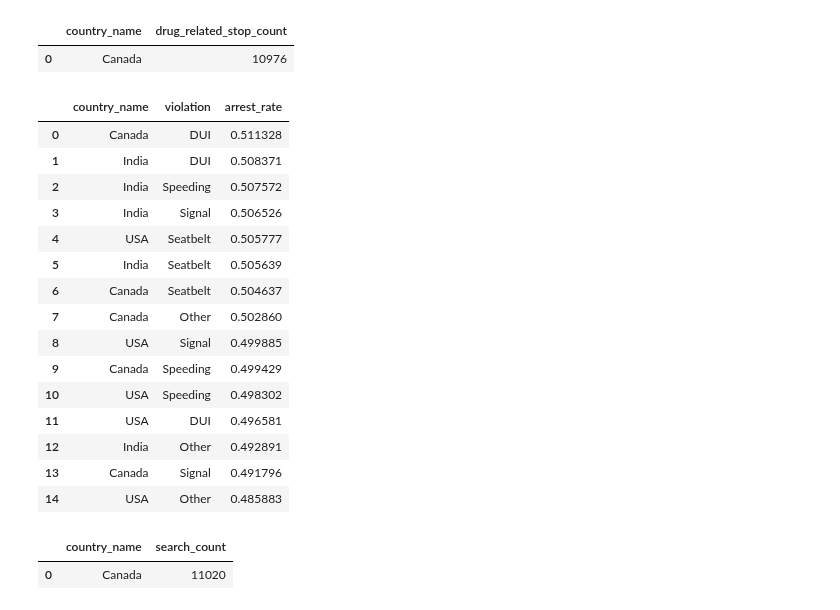
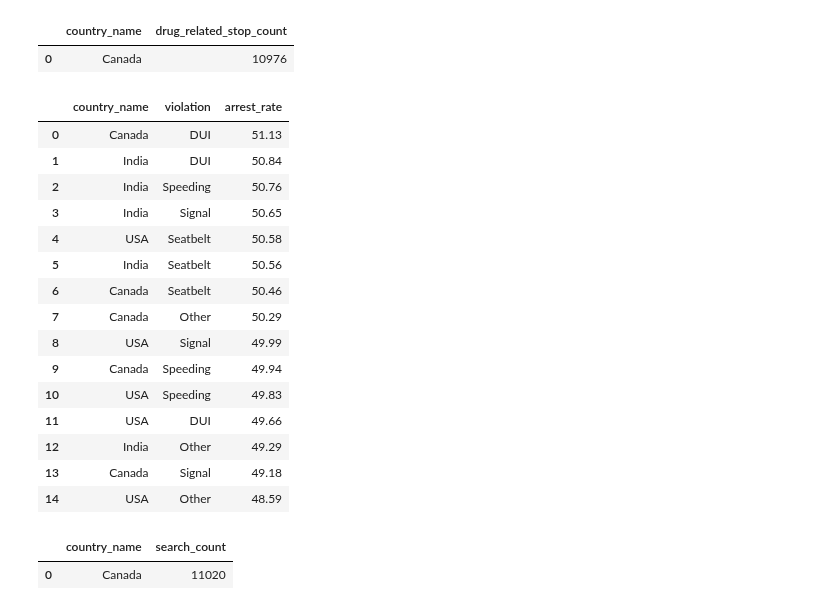
Before and after one commit to Infant-Joshva/Data-Science-learning-path, a Jupyter notebook: Mini_Project_1(Secure_check)Git/Mini_project_1(Secure_Check).ipynb, the cells around one changed output. Drawn from its saved outputs; the diff is of its cells as text; code cells hidden in the pictures.

```diff
--- a/Mini_Project_1(Secure_check)Git/Mini_project_1(Secure_Check).ipynb
+++ b/Mini_Project_1(Secure_check)Git/Mini_project_1(Secure_Check).ipynb
@@ -536,35 +558,35 @@ query_13_df
 # %%
 # 14.What is the arrest rate by country and violation?
 query = """
 SELECT
   country_name,
   violation,
-  AVG(CASE WHEN is_arrested = TRUE THEN 1.0 ELSE 0 END) AS arrest_rate
+  ROUND(AVG(CASE WHEN is_arrested = TRUE THEN 1.0 ELSE 0 END) * 100, 2)AS arrest_rate
 FROM traffic_stop
 GROUP BY country_name, violation
 ORDER BY arrest_rate DESC;
 
 """
 
 query_14_df = pd.read_sql(query,engine)
 query_14_df
 # %% [output]
 |  | country_name | violation | arrest_rate |
-| 0 | Canada | DUI | 0.511328 |
-| 1 | India | DUI | 0.508371 |
-| 2 | India | Speeding | 0.507572 |
-| 3 | India | Signal | 0.506526 |
-| 4 | USA | Seatbelt | 0.505777 |
-| 5 | India | Seatbelt | 0.505639 |
-| 6 | Canada | Seatbelt | 0.504637 |
-| 7 | Canada | Other | 0.502860 |
-| 8 | USA | Signal | 0.499885 |
-| 9 | Canada | Speeding | 0.499429 |
-| 10 | USA | Speeding | 0.498302 |
-| 11 | USA | DUI | 0.496581 |
-| 12 | India | Other | 0.492891 |
-| 13 | Canada | Signal | 0.491796 |
-| 14 | USA | Other | 0.485883 |
+| 0 | Canada | DUI | 51.13 |
+| 1 | India | DUI | 50.84 |
+| 2 | India | Speeding | 50.76 |
+| 3 | India | Signal | 50.65 |
+| 4 | USA | Seatbelt | 50.58 |
+| 5 | India | Seatbelt | 50.56 |
+| 6 | Canada | Seatbelt | 50.46 |
+| 7 | Canada | Other | 50.29 |
+| 8 | USA | Signal | 49.99 |
+| 9 | Canada | Speeding | 49.94 |
+| 10 | USA | Speeding | 49.83 |
+| 11 | USA | DUI | 49.66 |
+| 12 | India | Other | 49.29 |
+| 13 | Canada | Signal | 49.18 |
+| 14 | USA | Other | 48.59 |
 # %%
 # 15.Which country has the most stops with search conducted?
 query = """
```
Also changed, not shown: parts of 10 cells of this notebook.
